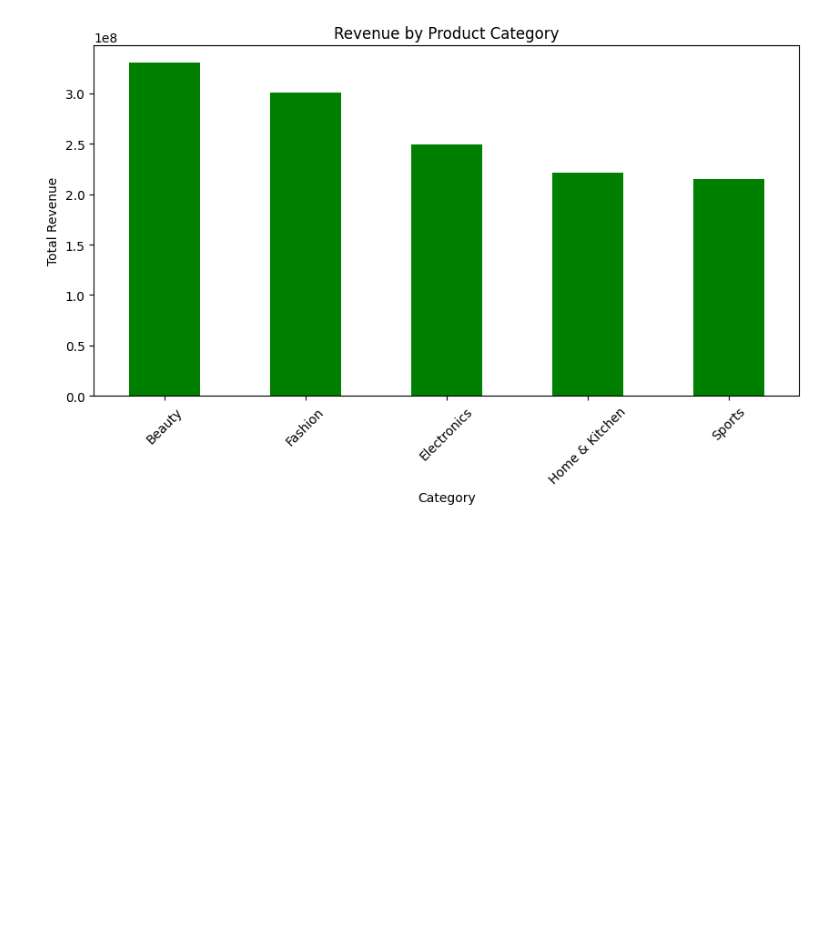
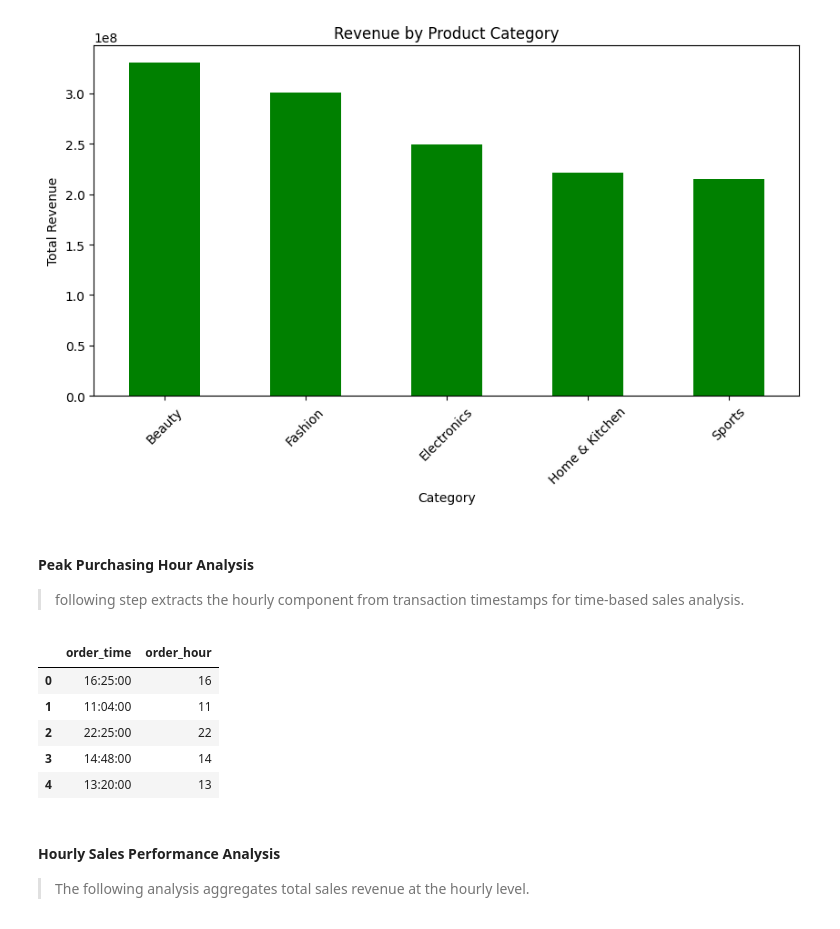
Before and after one commit to utkarshdhangar5/retail-sales-inventory-analytics, a Jupyter notebook: notebooks/ExploratoryDataAnalysis.ipynb, the cells around one changed output. Saved outputs shown, nothing was run; the diff lists cells and outputs as text; code cells hidden in the pictures; blank space fills up the shorter version.

```diff
--- a/notebooks/ExploratoryDataAnalysis.ipynb
+++ b/notebooks/ExploratoryDataAnalysis.ipynb
@@ -536,3 +536,23 @@ plt.xticks(rotation=45)
 plt.show()
 # %% [output]
 [figure]
+# %% [markdown]
+#### Peak Purchasing Hour Analysis
+> following step extracts the hourly component from transaction timestamps for time-based sales analysis.
+# %%
+fact_orders['order_hour'] = pd.to_datetime(
+    fact_orders['order_time'],
+    format='%H:%M:%S'
+).dt.hour
+
+fact_orders[['order_time', 'order_hour']].head()
+# %% [output]
+|  | order_time | order_hour |
+| 0 | 16:25:00 | 16 |
+| 1 | 11:04:00 | 11 |
+| 2 | 22:25:00 | 22 |
+| 3 | 14:48:00 | 14 |
+| 4 | 13:20:00 | 13 |
+# %% [markdown]
+#### Hourly Sales Performance Analysis
+> The following analysis aggregates total sales revenue at the hourly level.
```
Also changed, not shown: parts of 4 cells of this notebook.
